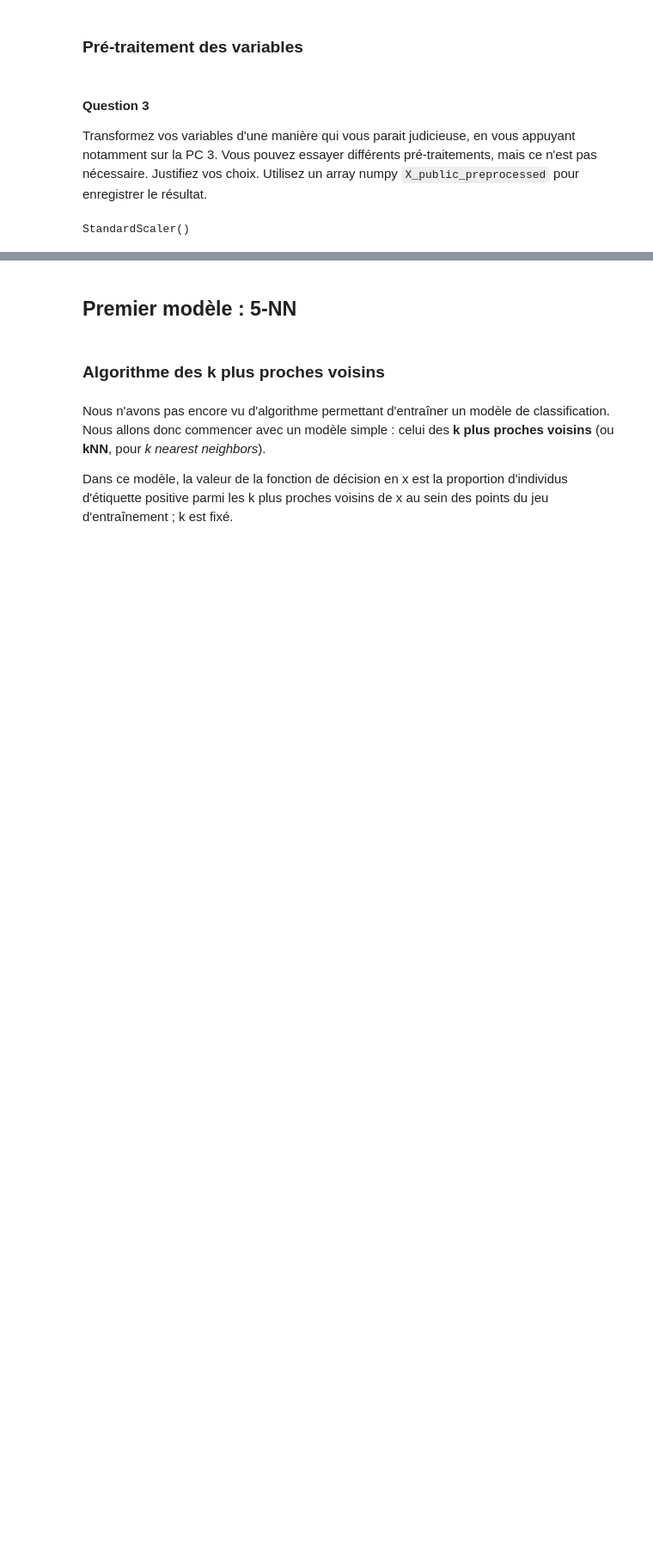
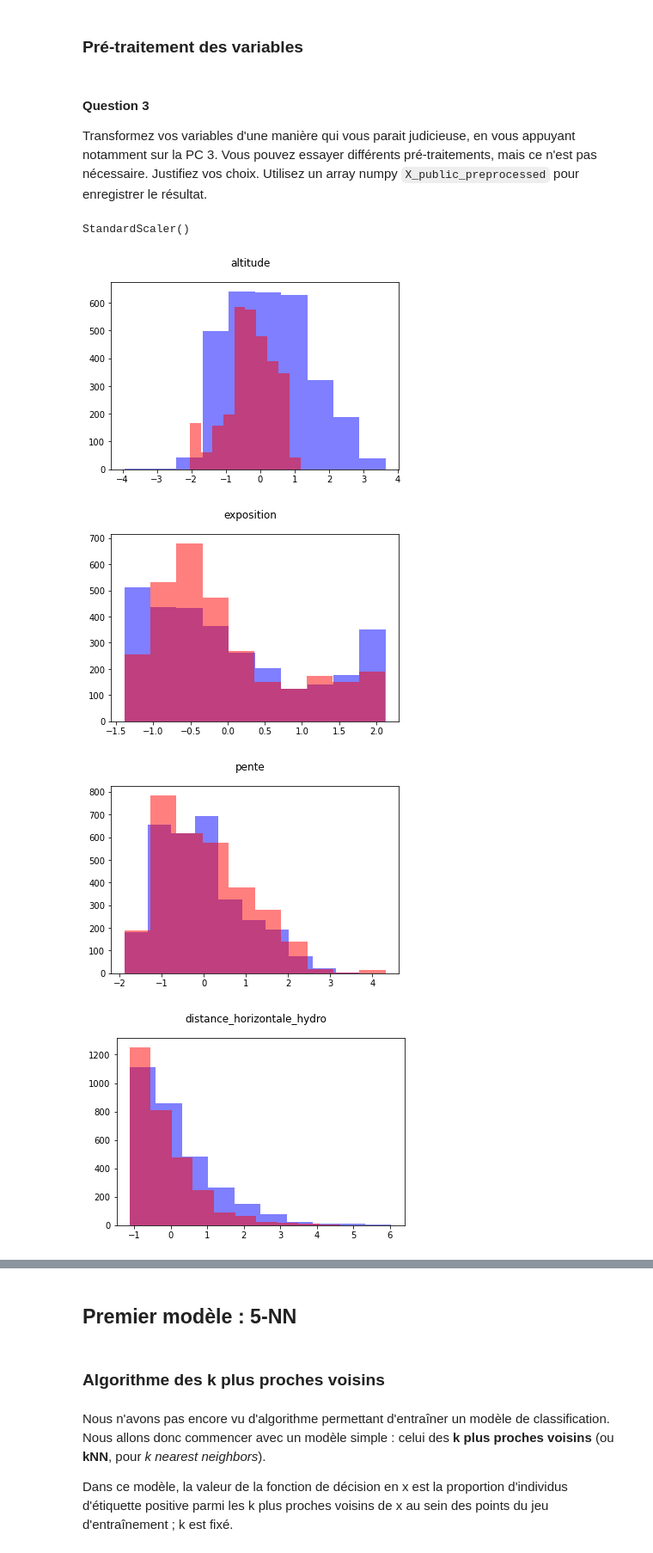
Before and after one commit to LouisJustinTALLOT/projet-science-donnees-bellon-tallot, a Jupyter notebook: Projet.ipynb, the cells around one changed output, grey strips where cells are left out. Shown: that part at 86% size. Saved outputs shown, nothing was run; the diff lists cells and outputs as text; code cells hidden in the pictures; blank space fills up the shorter version.

```diff
--- a/Projet.ipynb
+++ b/Projet.ipynb
@@ -121,3 +123,15 @@ standard_scaler.fit(X_public)
 StandardScaler()
 # %%
 X_public_preprocessed = standard_scaler.transform(X_public)
+# %%
+for i in range(len(X_public_preprocessed[0])):
+    plt.figure()
+    plt.hist(X_public_preprocessed[pos_indices_0][:,i], alpha=0.5, color='b')
+    plt.hist(X_public_preprocessed[pos_indices_1][:,i], alpha=0.5, color='r')
+    plt.suptitle(names[i])
+    plt.plot()
+# %% [output]
+[figure, added]
+[figure, added]
+[figure, added]
+[figure, added]
```
Also changed, not shown: parts of 4 cells of this notebook.
